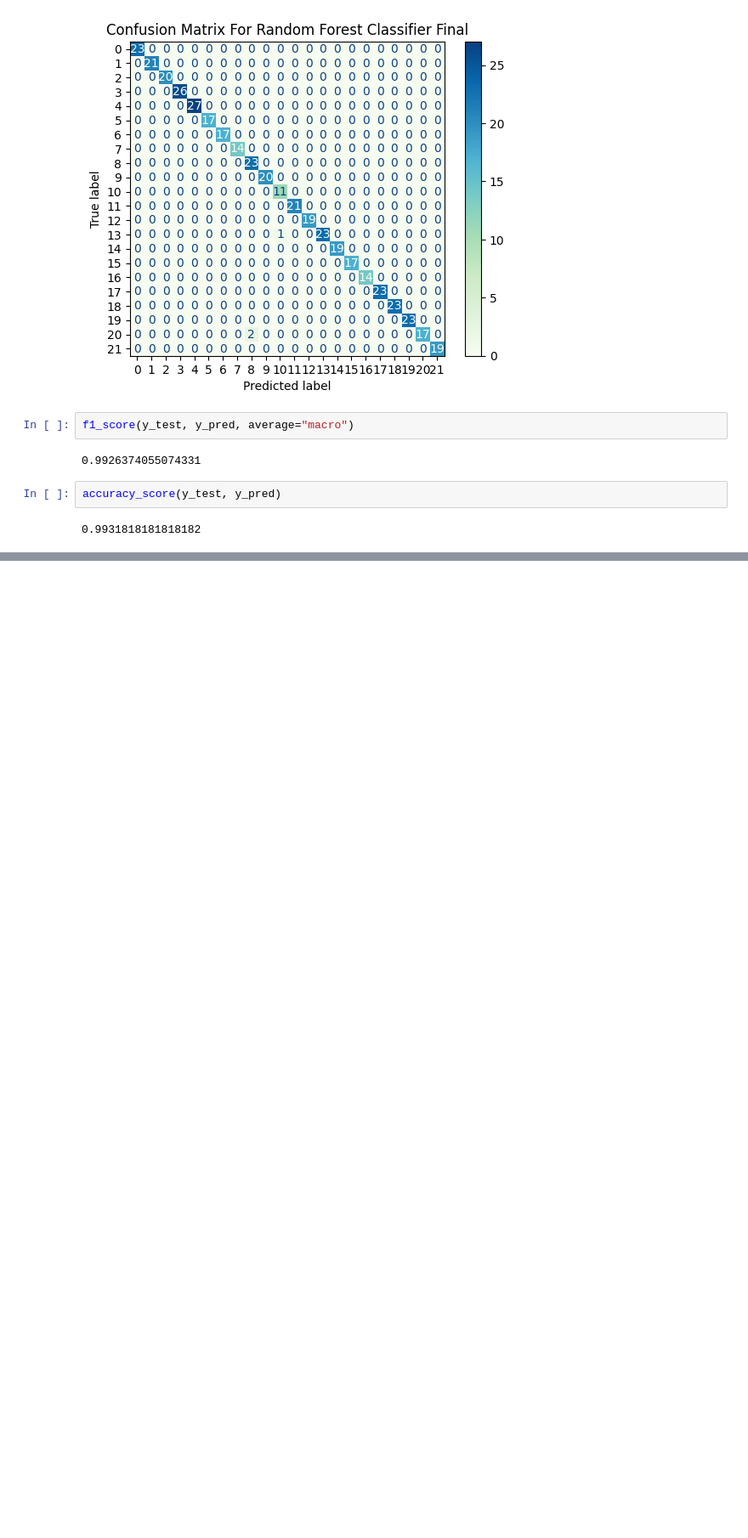
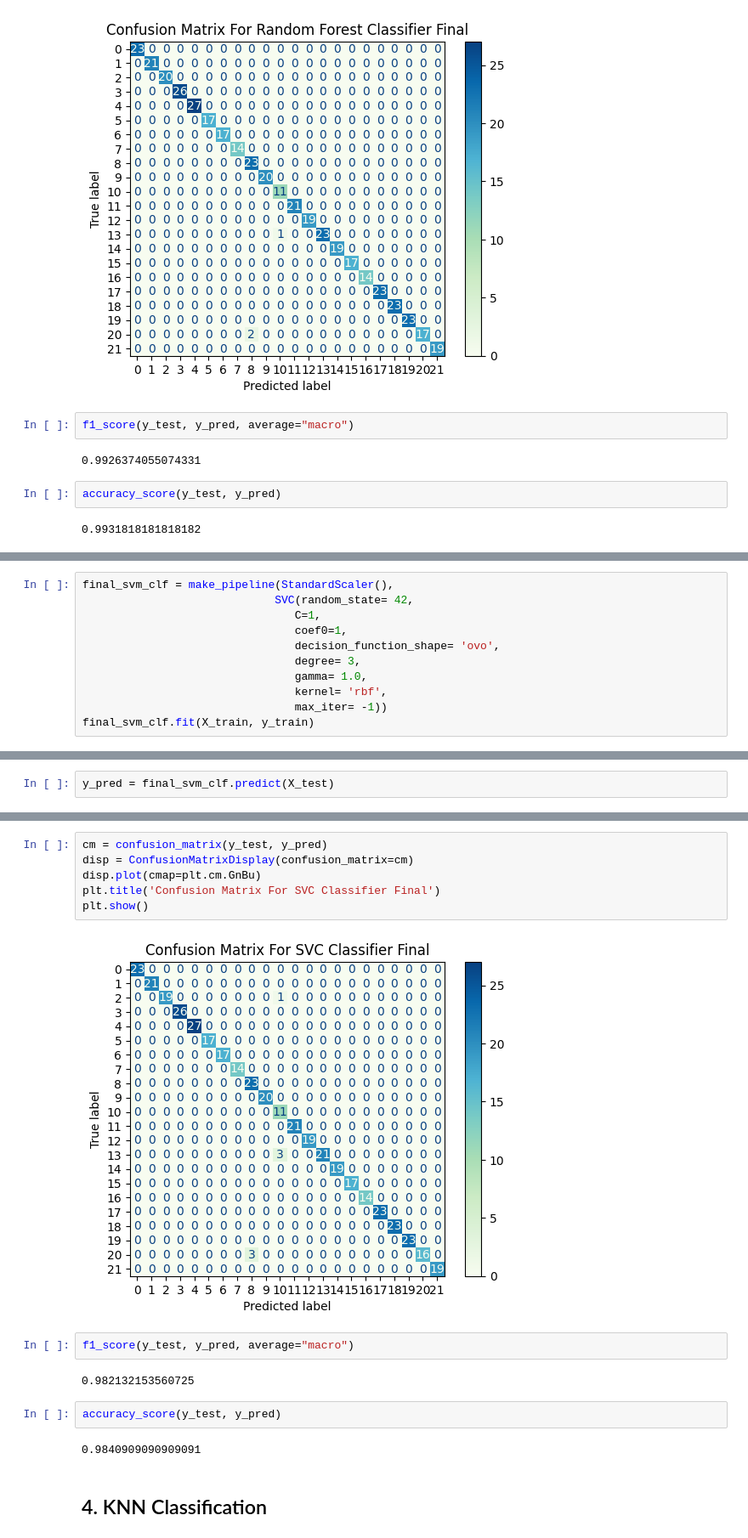
Before and after one commit to Sakib-Dalal/Crop_Recommendation_AI, a Jupyter notebook: Notebook/main.ipynb, the cells around one changed output, grey strips where cells are left out. Shown at 85% size. Saved outputs shown, nothing was run; the diff lists cells and outputs as text; blank space fills up the shorter version.

```diff
--- a/Notebook/main.ipynb
+++ b/Notebook/main.ipynb
@@ -549,0 +626,11 @@ accuracy_score(y_test, y_pred)
+# %%
+final_svm_clf = make_pipeline(StandardScaler(),
+                             SVC(random_state= 42,
+                                C=1,
+                                coef0=1,
+                                decision_function_shape= 'ovo',
+                                degree= 3,
+                                gamma= 1.0,
+                                kernel= 'rbf',
+                                max_iter= -1))
+final_svm_clf.fit(X_train, y_train)
@@ -549,0 +650,2 @@ accuracy_score(y_test, y_pred)
+# %%
+y_pred = final_svm_clf.predict(X_test)
@@ -549,0 +672,18 @@ accuracy_score(y_test, y_pred)
+# %%
+cm = confusion_matrix(y_test, y_pred)
+disp = ConfusionMatrixDisplay(confusion_matrix=cm)
+disp.plot(cmap=plt.cm.GnBu)
+plt.title('Confusion Matrix For SVC Classifier Final')
+plt.show()
+# %% [output]
+[figure, added]
+# %%
+f1_score(y_test, y_pred, average="macro")
+# %% [output]
+0.982132153560725
+# %%
+accuracy_score(y_test, y_pred)
+# %% [output]
+0.9840909090909091
+# %% [markdown]
+## 4. KNN Classification
```
Also changed, not shown: parts of 48 cells of this notebook.
